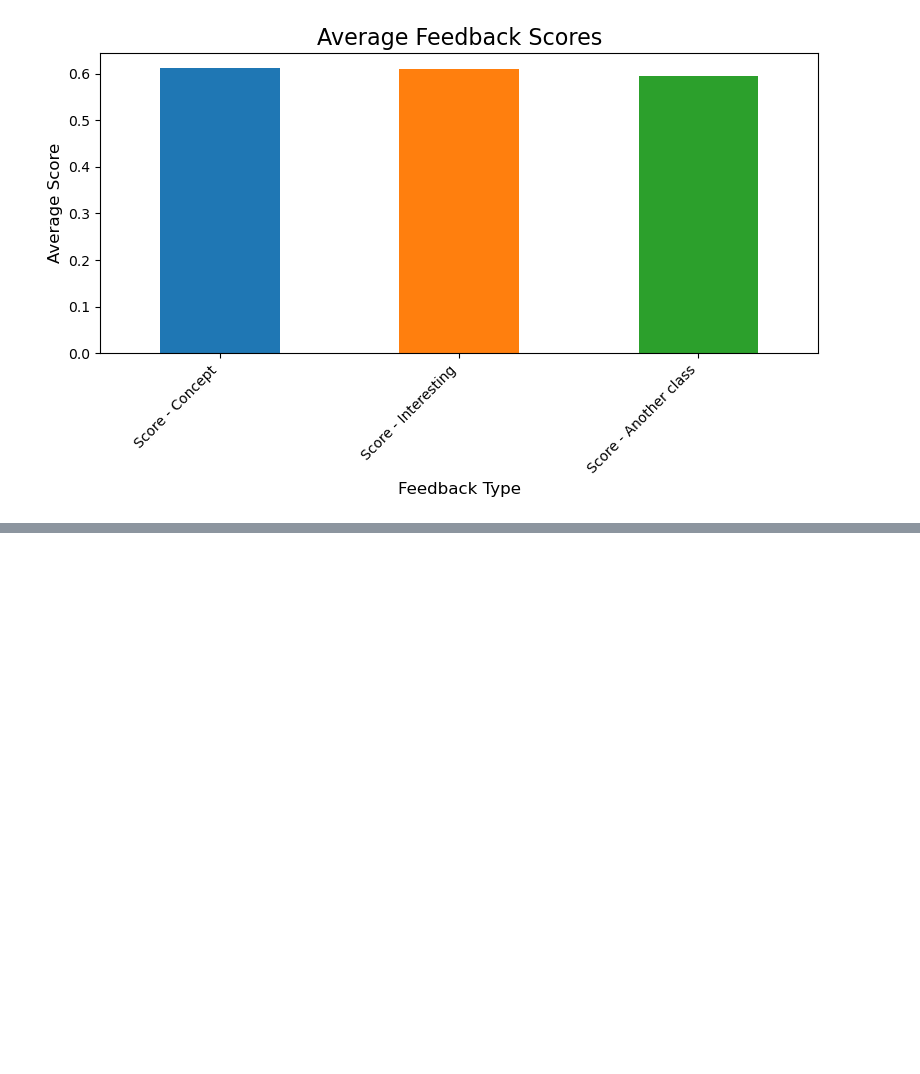
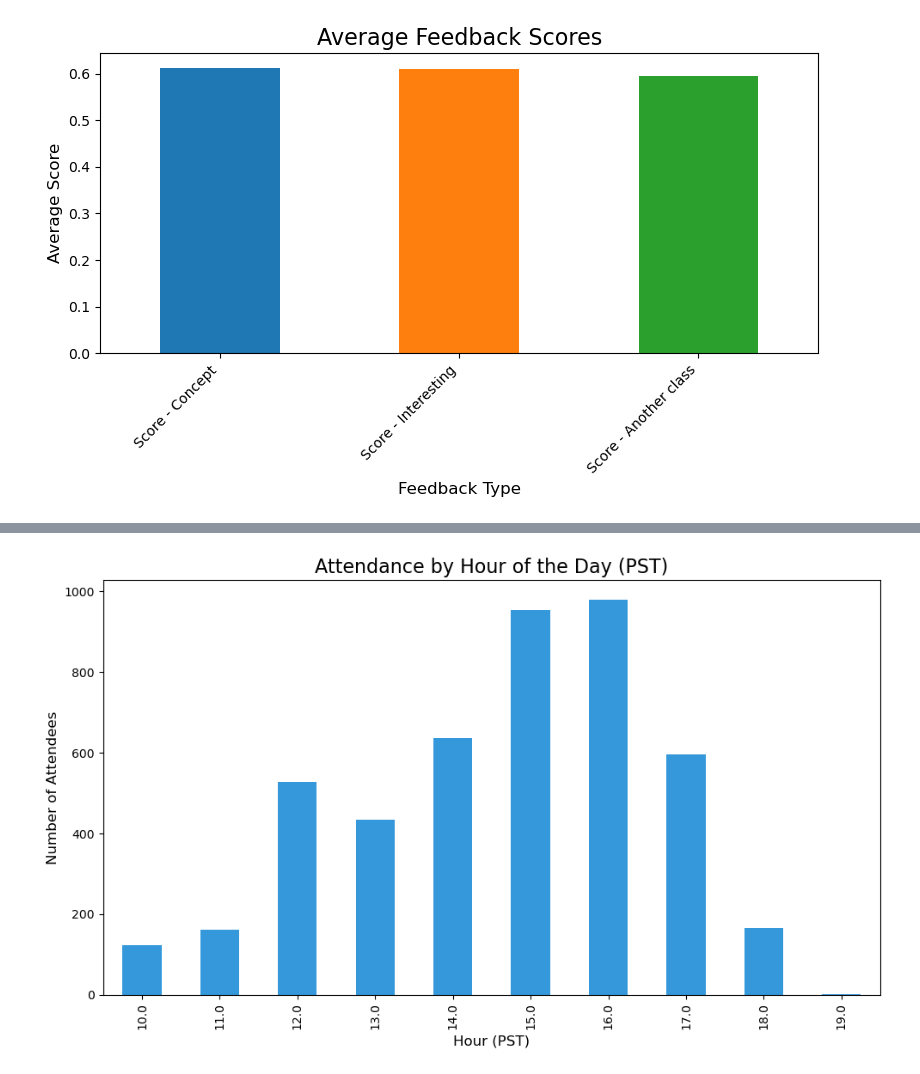
Before and after one commit to chandanpandey91/Raam-Group-dataset-solving, a Jupyter notebook: solution.ipynb, the cells around one changed output, grey strips where cells are left out. Saved outputs shown, nothing was run; the diff lists cells and outputs as text; code cells hidden in the pictures; blank space fills up the shorter version.

```diff
--- a/solution.ipynb
+++ b/solution.ipynb
@@ -70,0 +110,11 @@ plt.show()
+# %%
+attendance_by_hour = pd.to_datetime(data_subset['Start time (in PST)']).dt.hour.value_counts().sort_index()
+plt.figure(figsize=(10, 6))
+attendance_by_hour.plot(kind='bar', color='#3498db')
+plt.title("Attendance by Hour of the Day (PST)", fontsize=16)
+plt.xlabel("Hour (PST)", fontsize=12)
+plt.ylabel("Number of Attendees", fontsize=12)
+plt.tight_layout()
+plt.show()
+# %% [output]
+[figure, added]
```
Also changed, not shown: parts of 6 cells of this notebook.
